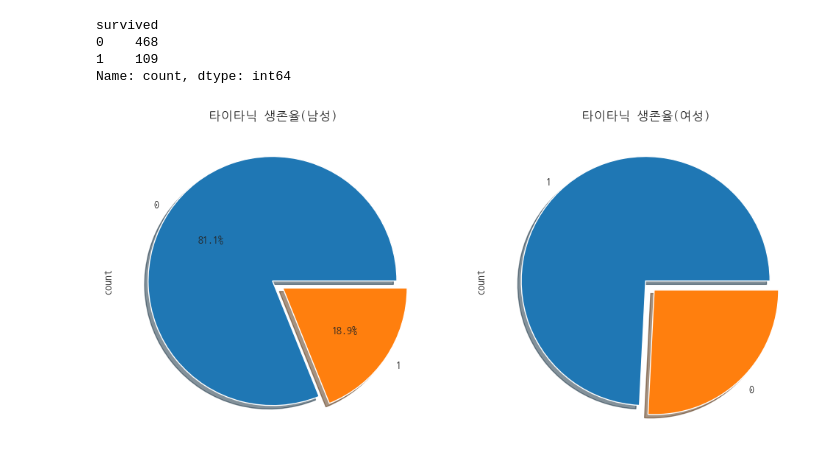
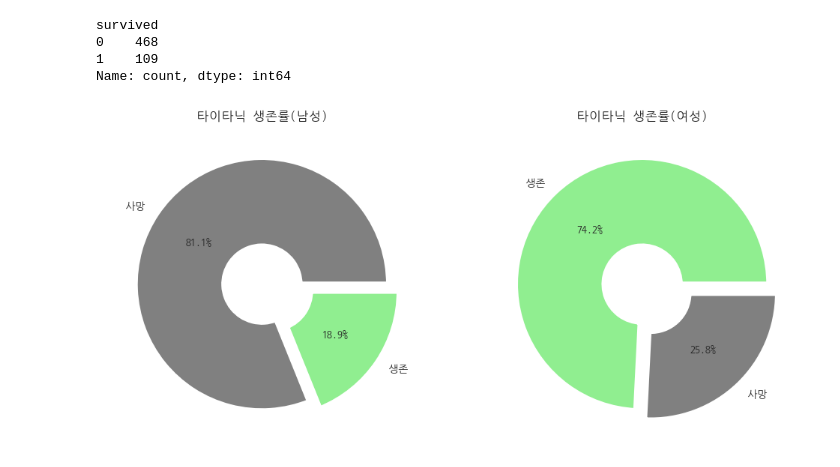
Before and after one commit to devuoon/bigdata-analysis-2024, a Jupyter notebook: day10/da22_타이타닉생존자_상관분석.ipynb, the cells around one changed output. Saved outputs shown, nothing was run; the diff lists cells and outputs as text; code cells hidden in the pictures.

```diff
--- a/day10/da22_타이타닉생존자_상관분석.ipynb
+++ b/day10/da22_타이타닉생존자_상관분석.ipynb
@@ -176,16 +176,28 @@ survived
 1    109
 Name: count, dtype: int64
 # %%
-#파이차트
+# 파이차트
 f, ax = plt.subplots(1, 2, figsize=(12, 6))
 
 # 판다스 DF, 시리즈는 matplotlib 차트로 그릴 수 있음
-dfTitanic['survived'][dfTitanic['sex'] == 'male'].value_counts().plot.pie(ax=ax[0], shadow=True, explode=[0, 0.1], autopct='%1.1f%%')
-dfTitanic['survived'][dfTitanic['sex'] == 'female'].value_counts().plot.pie(ax=ax[1], shadow=True, explode=[0, 0.1], autopct='%1.1f%%')
+maleLabels = ['사망', '생존']
+femaleLabels = ['생존', '사망']
+maleColors = ['gray', 'lightgreen']
+femaleColors = ['lightgreen', 'gray']
+wedgeProps = {'width': 0.7, 'edgecolor': 'w', 'linewidth': 5}
 
-ax[0].set_title('타이타닉 생존율(남성)')
-ax[1].set_title('타이타닉 생존율(여성)')
+dfTitanic['survived'][dfTitanic['sex']=='male'].value_counts().plot.pie(ax=ax[0],
+                                shadow=False, explode=[0, 0.1], autopct='%1.1f%%' , labels=maleLabels,
+                                colors=maleColors, wedgeprops=wedgeProps)
+dfTitanic['survived'][dfTitanic['sex']=='female'].value_counts().plot.pie(ax=ax[1],
+                                shadow=False, explode=[0, 0.1], autopct='%1.1f%%', labels=femaleLabels,
+                                colors=femaleColors, wedgeprops=wedgeProps)
+
+ax[0].set_title('타이타닉 생존률(남성)')
+ax[1].set_title('타이타닉 생존률(여성)')
+ax[0].set_axis_off()    #축의 count 라벨 제거
+ax[1].set_axis_off()    #축의 count 라벨 제거
 
 plt.show()
 # %% [output]
-[figure, old version]
+[figure, new version]
```
Also changed, not shown: parts of 1 cell of this notebook.
